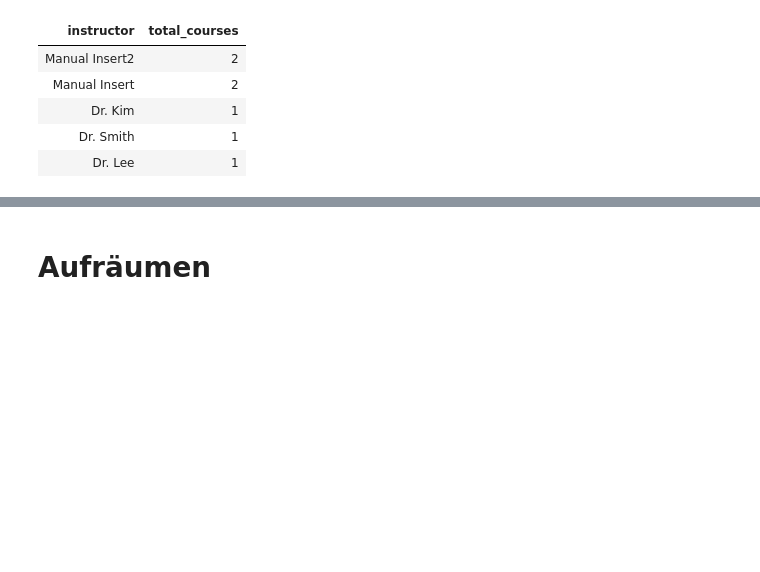
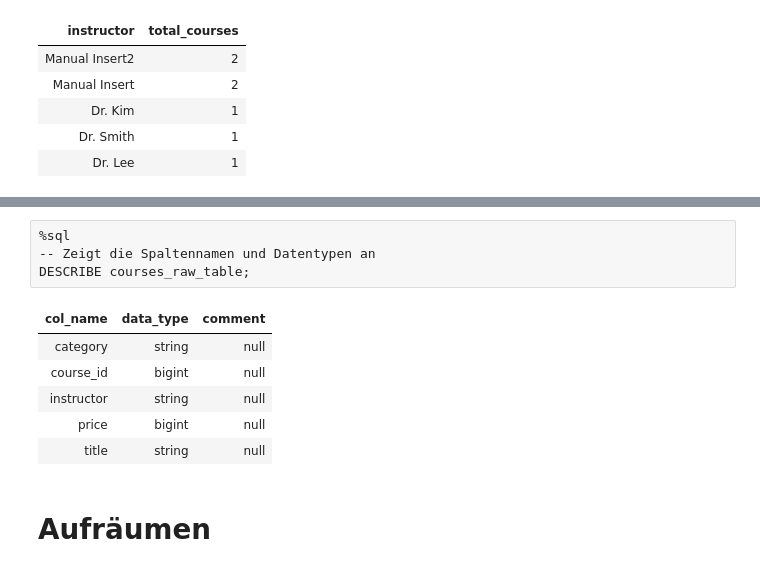
Before and after one commit to philippechr/databricks_lab, a Jupyter notebook: 51_structured_streaming.ipynb, the cells around one changed output, grey strips where cells are left out. Cells and saved outputs as stored; diff of their text form; blank space fills up the shorter version.

```diff
--- a/51_structured_streaming.ipynb
+++ b/51_structured_streaming.ipynb
@@ -285,3 +355,14 @@ SELECT * FROM workspace.default.courses_by_instructor order by total_courses DES
+# %%
+%sql
+-- Zeigt die Spaltennamen und Datentypen an
+DESCRIBE courses_raw_table;
+# %% [output]
+| col_name | data_type | comment |
+| category | string | null |
+| course_id | bigint | null |
+| instructor | string | null |
+| price | bigint | null |
+| title | string | null |
 # %% [markdown]
 # Aufräumen
 # %%
```
Also changed, not shown: parts of 11 cells of this notebook.
